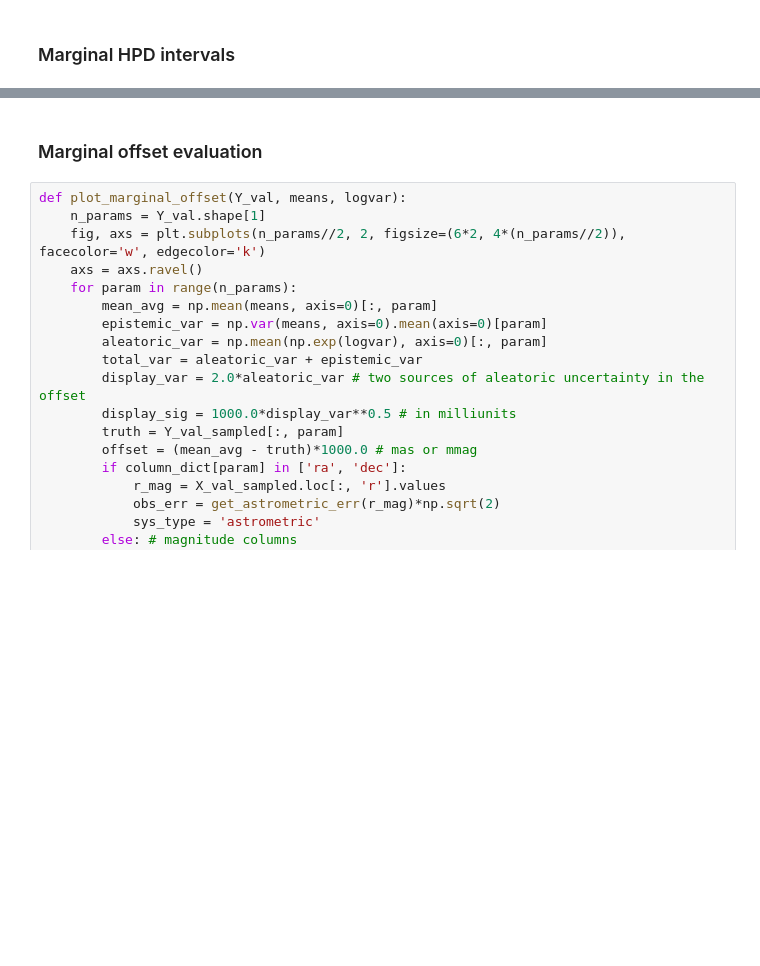
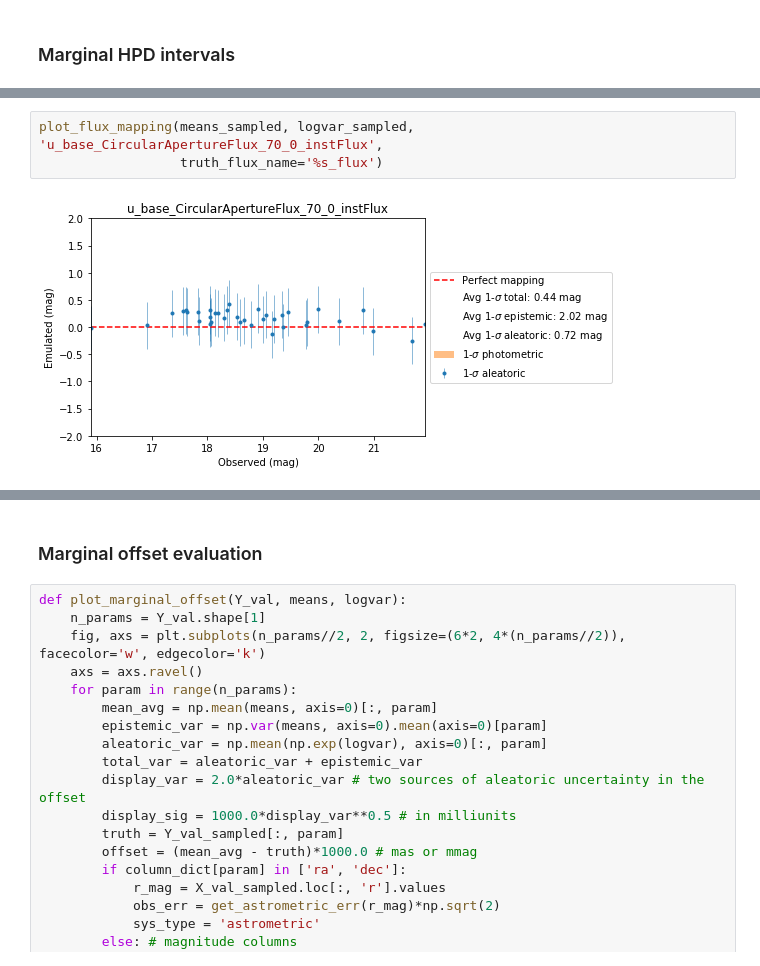
Before and after one commit to jiwoncpark/fast-forward, a Jupyter notebook: evaluate_derp.ipynb, the cells around one changed output, grey strips where cells are left out. Saved outputs shown, nothing was run; the diff lists cells and outputs as text; blank space fills up the shorter version.

```diff
--- a/evaluate_derp.ipynb
+++ b/evaluate_derp.ipynb
@@ -74,0 +207,5 @@ def get_mag_err(mag, band, gamma=None):
+# %%
+plot_flux_mapping(means_sampled, logvar_sampled, 'u_base_CircularApertureFlux_70_0_instFlux',
+                  truth_flux_name='%s_flux')
+# %% [output]
+[figure, added]
```
Also changed, not shown: parts of 21 cells of this notebook, 7 other files.
